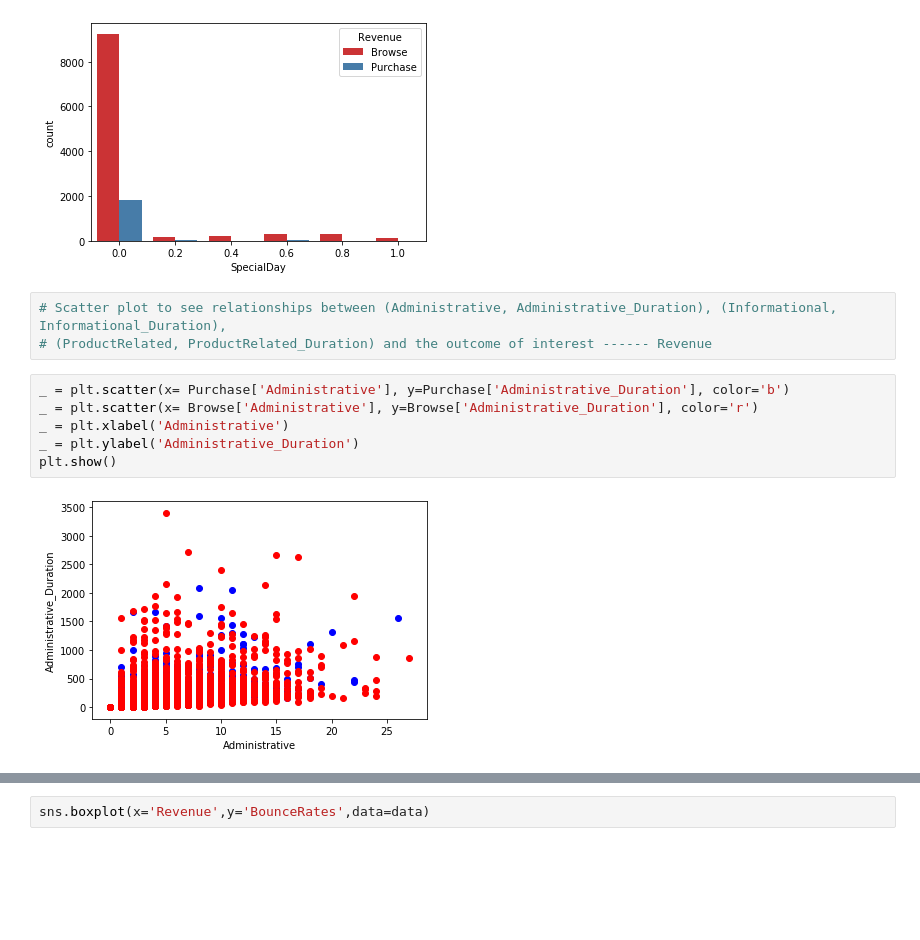
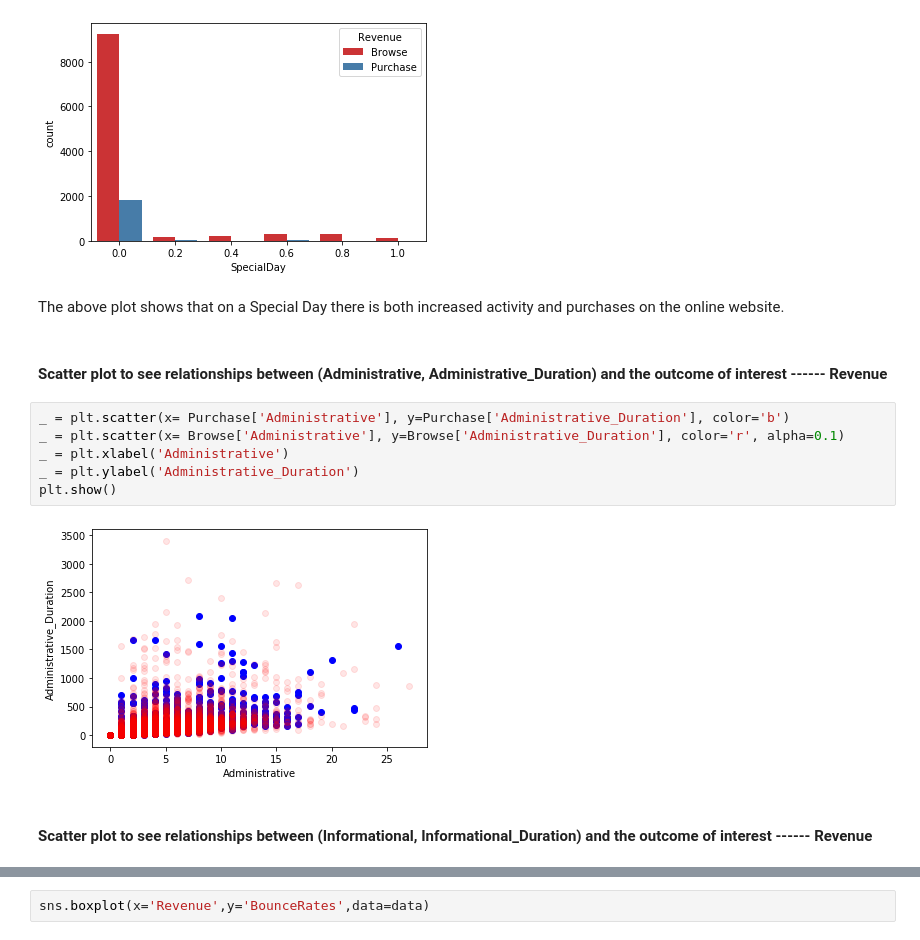
Before and after one commit to thabanenm/Springboard, a Jupyter notebook: Capstone Project 1 - Online Shopping Classification - Part 1.ipynb, the cells around one changed output, grey strips where cells are left out. Saved outputs shown, nothing was run; the diff lists cells and outputs as text; blank space fills up the shorter version.

```diff
--- a/Capstone Project 1 - Online Shopping Classification - Part 1.ipynb
+++ b/Capstone Project 1 - Online Shopping Classification - Part 1.ipynb
@@ -208,16 +242,20 @@ sns.countplot(x='SpecialDay', hue='Revenue', data=data, palette='Set1')
 # %% [output]
 <matplotlib.axes._subplots.AxesSubplot at 0x...>
 [figure]
-# %%
-# Scatter plot to see relationships between (Administrative, Administrative_Duration), (Informational, Informational_Duration),
-# (ProductRelated, ProductRelated_Duration) and the outcome of interest ------ Revenue
+# %% [markdown]
+The above plot shows that on a Special Day there is both increased activity and purchases on the online
+website.
+# %% [markdown]
+#### Scatter plot to see relationships between (Administrative, Administrative_Duration) and the outcome of interest ------ Revenue
 # %%
 _ = plt.scatter(x= Purchase['Administrative'], y=Purchase['Administrative_Duration'], color='b')
-_ = plt.scatter(x= Browse['Administrative'], y=Browse['Administrative_Duration'], color='r')
+_ = plt.scatter(x= Browse['Administrative'], y=Browse['Administrative_Duration'], color='r', alpha=0.1)
 _ = plt.xlabel('Administrative')
 _ = plt.ylabel('Administrative_Duration')
 plt.show()
 # %% [output]
-[figure, old version]
+[figure, new version]
+# %% [markdown]
+#### Scatter plot to see relationships between (Informational, Informational_Duration) and the outcome of interest ------ Revenue
 # %%
 _ = plt.scatter(x= Purchase['Informational'], y=Purchase['Informational_Duration'], color='b')
```
Also changed, not shown: parts of 36 cells of this notebook, 2 other files.
